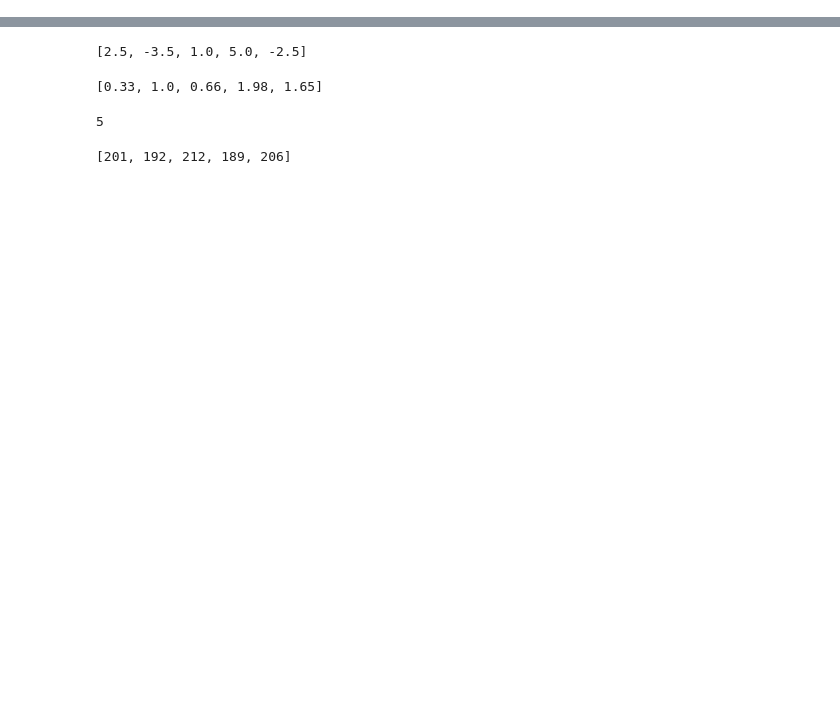
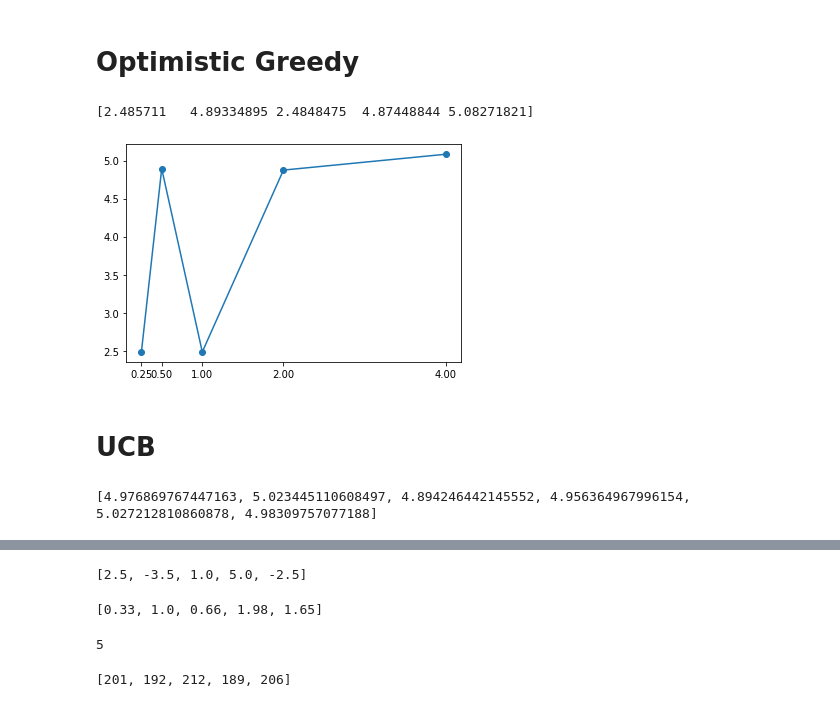
Before and after one commit to SethiAbhinav/Reinforcement-Learning-Assignments, a Jupyter notebook: RL_asg1_explorationipynb.ipynb, the cells around one changed output, grey strips where cells are left out. Saved outputs shown, nothing was run; the diff lists cells and outputs as text; code cells hidden in the pictures; blank space fills up the shorter version.

```diff
--- a/RL_asg1_explorationipynb.ipynb
+++ b/RL_asg1_explorationipynb.ipynb
@@ -0,0 +82,77 @@
+# %% [markdown]
+# Optimistic Greedy
+# %%
+from environment import bandit_env
+import numpy as np
+
+np.random.seed(10)
+
+average_rewards = np.zeros(5)
+initial_values = [1/4,1/2,1,2,4]
+avg = [0]*5
+for idx, val in enumerate(initial_values):
+    actual_reward = 0
+    rewards = [val]*5
+    # print(rewards)
+    for i in range(1000):
+
+        action = argmax(rewards)
+        reward = arm_bandit_env.pull(action)
+        actual_reward += reward
+
+        rewards[action] = rewards[action] + (0.1) * (reward - rewards[action])
+    average_rewards[idx] = actual_reward/1000
+    # print(rewards)
+    # print()
+print(average_rewards)
+# %% [output]
+[2.485711   4.89334895 2.4848475  4.87448844 5.08271821]
+# %%
+import matplotlib.pyplot as plt
+# plt.figure(figsize = (20,10))
+plt.scatter(initial_values, average_rewards)
+plt.plot(initial_values, average_rewards)
+plt.xticks(initial_values)
+plt.show()
+# %% [output]
+[figure, added]
+# %% [markdown]
+# UCB
+# %%
+from environment import bandit_env
+import numpy as np
+
+np.random.seed(10)
+
+actions = [0, 0, 0, 0, 0]
+average_rewards = [0]*6
+rewards = [0, 0, 0, 0, 0]
+
+c = [1/16, 1/4, 1/2, 1, 2, 4]
+
+# play each action once
+for i in range(5):
+    action = i
+    reward = arm_bandit_env.pull(action)
+    actions[action] += 1
+    rewards[action] = rewards[action] + (1/(actions[action])) * (reward - rewards[action])
+# print(rewards)
+
+for idx, val in enumerate(c):
+    actual_reward = 0
+    for i in range(1,1001):
+        vals = []
+        # if i == 0:
+            # action = argmax(rewards)
+        # else:
+        for index in range(len(actions)):
+            vals.append(rewards[index] + val*np.sqrt((np.log(i))/(actions[index])))
+        action = argmax(vals)
+        reward = arm_bandit_env.pull(action)
+        actual_reward += reward
+        actions[action] += 1
+        rewards[action] = rewards[action] + (1/(actions[action])) * (reward - rewards[action])
+    average_rewards[idx] = actual_reward/1000
+print(average_rewards)
+# %% [output]
+[4.976869767447163, 5.023445110608497, 4.894246442145552, 4.956364967996154, 5.027212810860878, 4.98309757077188]
```
Also changed, not shown: parts of 13 cells of this notebook.
